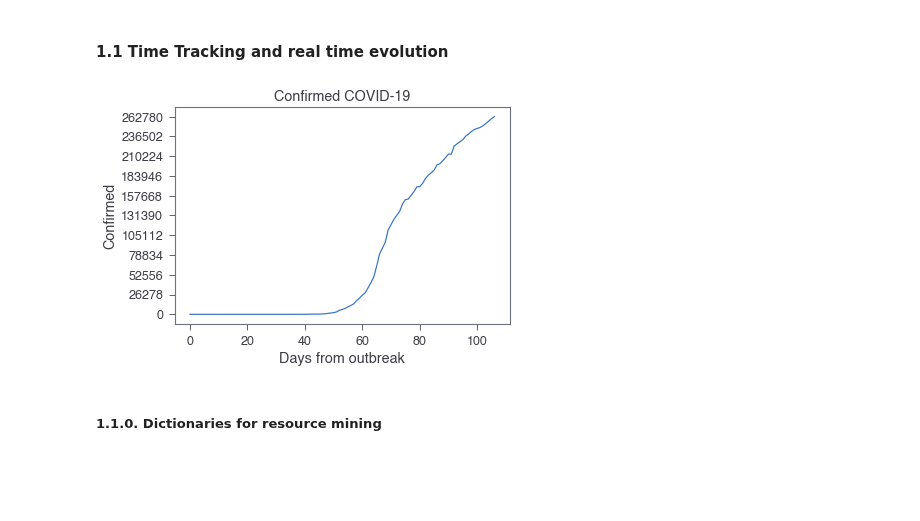
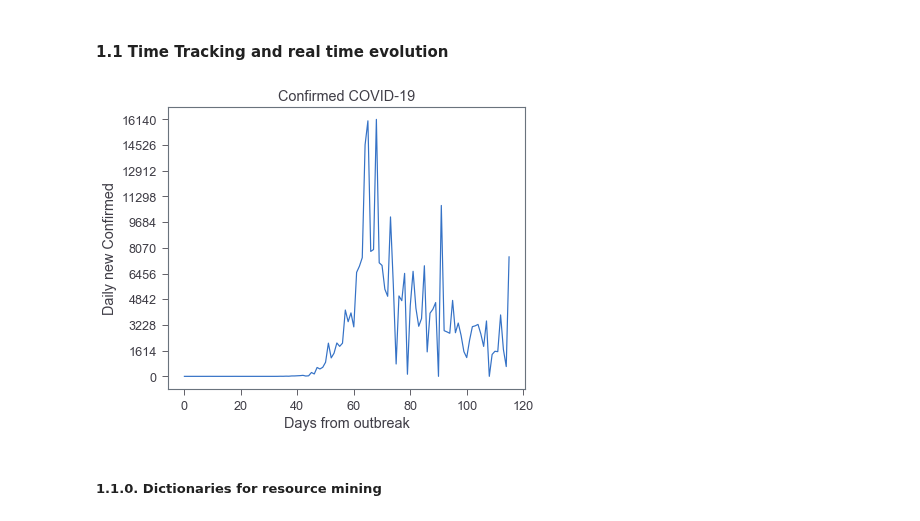
Before and after one commit to DanielGuzmanOlivares/COVID-19, a Jupyter notebook: COVID-19.ipynb, the cells around one changed output. Drawn from its saved outputs; the diff is of its cells as text; code cells hidden in the pictures; blank space fills up the shorter version.

Commit message:
plot new cases each day and fixed problem in table mining

```diff
--- a/COVID-19.ipynb
+++ b/COVID-19.ipynb
@@ -99,34 +99,41 @@ def worldTimeEvolution(): #about 20s
         dic[country] = timeEvolution(country)
     return dic
 # %%
-def graphProgression(countryDF,param): #TODO: x axis problem with dates, too messy
+def graphProgression(countryDF,param,per_day=False): #TODO: x axis problem with dates, too messy
     """
     Graphs the progression in time of a given parameter regarding country info
 
     params:
         -countryDF (pandas.DataFrame): info about the country (see timeEvolution or worldTimeEvolution)
         -param (String): "Confirmed" -> confirmed cases of COVID-19 in country
                          "Deaths" -> deaths by COVID-19 in country
                          "Recovered" -> recovered patients in country
+        -per_day (bool): if True returns the graph by daily count,
+                         otherwise it will return total number
 
     """
-    x = range(len(countryDF["Date"]))
-    y = list(countryDF[param].astype(int))
+    if not per_day:
+        x = range(len(countryDF["Date"]))
+        y = list(countryDF[param].astype(int))
+        plt.ylabel(param)
+    else:
+        x = range(len(countryDF["Date"][1:]))
+        y = list(countryDF[param].diff()[1:].astype(int))
+        plt.ylabel("Daily new " + param)
     plt.plot(x,y)
 
     y_max = max(y)
     if y_max < 10:
         plt.yticks(range(0,max(y)+1,1))
     else:
         plt.yticks(range(0,max(y)+1,max(y)//10))
     plt.title("{} COVID-19".format(param))
-    plt.ylabel(param)
     plt.xlabel("Days from outbreak")
     plt.show()
 
-graphProgression(timeEvolution("Spain"),"Confirmed")
+graphProgression(timeEvolution("Spain"),"Confirmed",per_day=True)
 # %% [output]
-[figure, old version]
+[figure, new version]
 # %%
 def realTimeEvolution():
     """
```
Also changed, not shown: parts of 9 cells of this notebook.
